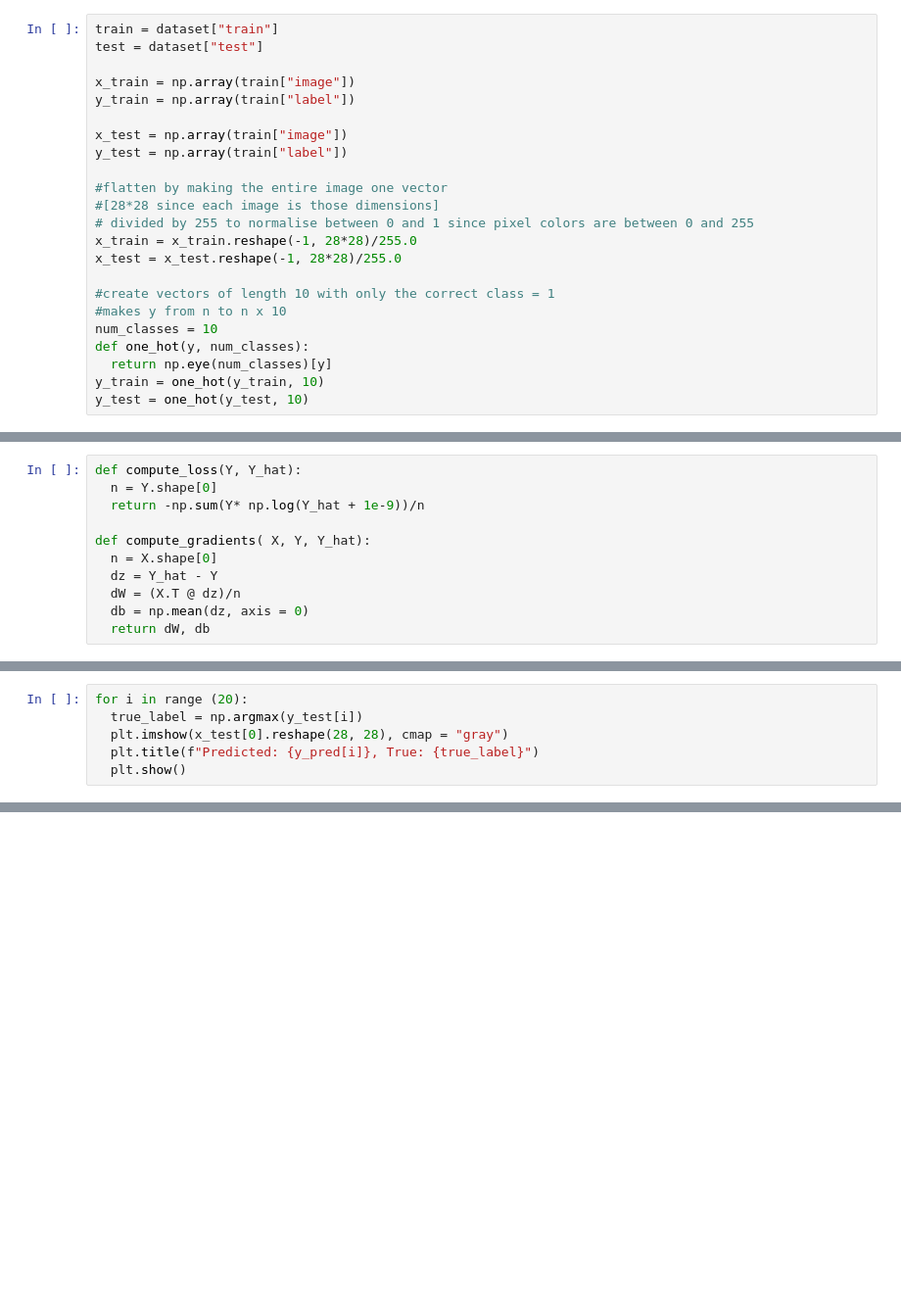
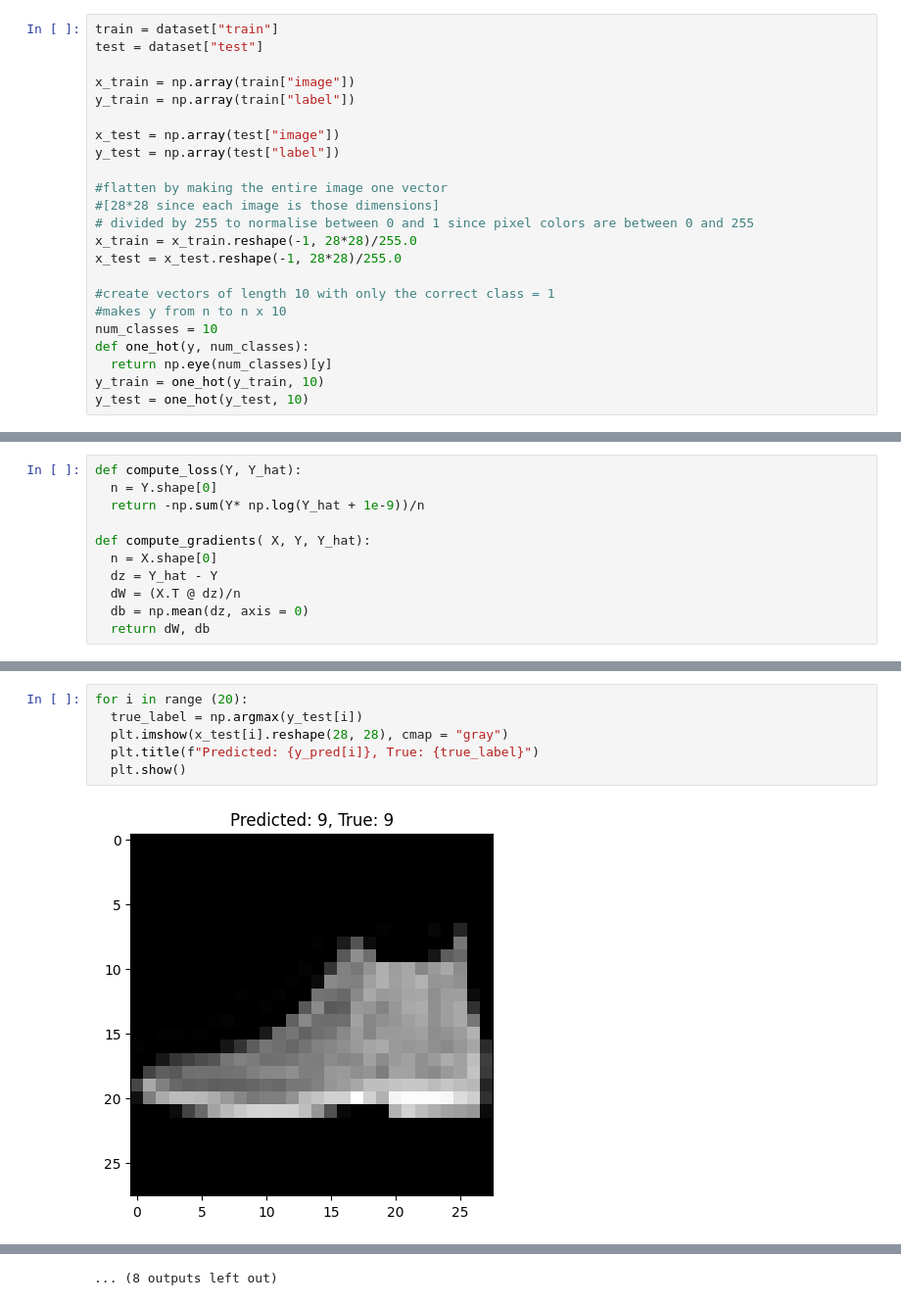
Before and after one commit to shivanshi-09/Introduction-to-Machine-Learning-, a Jupyter notebook: A1_B2.ipynb, the cells around one changed output, grey strips where cells are left out. Shown at 98% size. Cells and saved outputs as stored; diff of their text form; blank space fills up the shorter version.

Commit message:
Fixed issue with test dataset + math context

```diff
--- a/A1_B2.ipynb
+++ b/A1_B2.ipynb
@@ -13,8 +37,8 @@ test = dataset["test"]
 x_train = np.array(train["image"])
 y_train = np.array(train["label"])
 
-x_test = np.array(train["image"])
-y_test = np.array(train["label"])
+x_test = np.array(test["image"])
+y_test = np.array(test["label"])
 
 #flatten by making the entire image one vector
 #[28*28 since each image is those dimensions]
@@ -85,6 +163,8 @@ print("Test accuracy: ", accuracy)
 # %%
 for i in range (20):
   true_label = np.argmax(y_test[i])
-  plt.imshow(x_test[0].reshape(28, 28), cmap = "gray")
+  plt.imshow(x_test[i].reshape(28, 28), cmap = "gray")
   plt.title(f"Predicted: {y_pred[i]}, True: {true_label}")
   plt.show()
+# %% [output]
+[figure, added]
@@ -90,0 +182 @@ for i in range (20):
+... (8 outputs left out)
```
Also changed, not shown: parts of 7 cells of this notebook.
